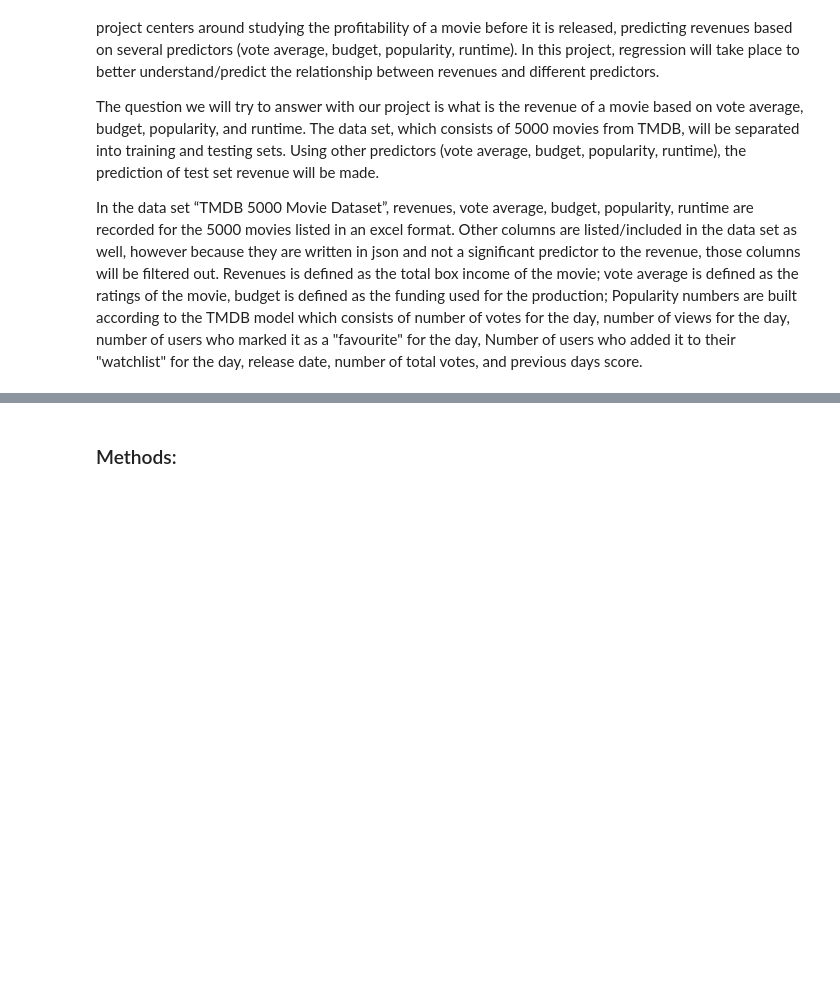
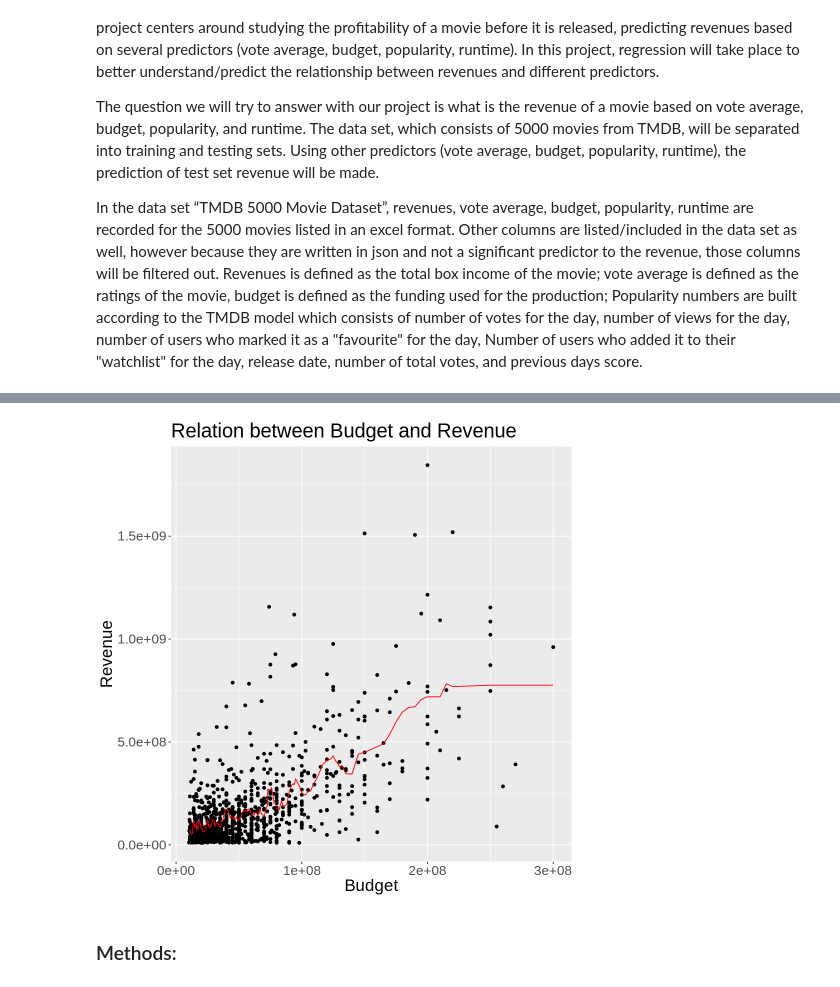
Before and after one commit to rehan13/Movie-Revenue-Predictions, a Jupyter notebook: Movie_Revenue_Preditor.ipynb, the cells around one changed output, grey strips where cells are left out. Saved outputs shown, nothing was run; the diff lists cells and outputs as text; code cells hidden in the pictures; blank space fills up the shorter version.

```diff
--- a/Movie_Revenue_Preditor.ipynb
+++ b/Movie_Revenue_Preditor.ipynb
@@ -176,0 +150,6 @@ A tibble: 200 × 7
+# %%
+
+revenue_min <- revenue_results %>%
+  filter(mean == min(mean))
+
+revenue_min
@@ -176,0 +161,18 @@ A tibble: 200 × 7
+# %%
+k_min <- revenue_min %>%
+        pull(neighbors)
+
+revenue_best_spec <- nearest_neighbor(weight_func = "rectangular", neighbors = k_min) %>%
+         set_engine("kknn") %>%
+         set_mode("regression")
+
+revenue_best_fit <- workflow() %>%
+         add_recipe(revenue_recipe) %>%
+         add_model(revenue_best_spec) %>%
+         fit(data = revenue_train)
+
+revenue_summary <- revenue_best_fit %>%
+          predict(revenue_test) %>%
+          bind_cols(revenue_test) %>%
+          metrics(truth = revenue, estimate = .pred)
+revenue_summary
@@ -177,3 +186,23 @@ A tibble: 200 × 7
+# %%
+options(repr.plot.width = 8, repr.plot.height = 8)
+
+# your code here
+revenue_preds <- revenue_best_fit %>%
+                  predict(revenue_train)%>%
+                  bind_cols(revenue_train)
+
+
+revenue_Budget_plot <- ggplot(revenue_preds, aes(x = budget, y = revenue)) +
+                geom_point() +
+                geom_line (data = revenue_preds, mapping = aes (x = budget, y = .pred), color = "red")+
+                xlab ("Budget")+
+                ylab("Revenue")+
+                ggtitle("Relation between Budget and Revenue")+
+                theme(text = element_text(size = 20))
+
+revenue_Budget_plot
+# %% [output]
+[figure, added]
 # %% [markdown]
 ### Methods:
 # %% [markdown]
```
Also changed, not shown: parts of 16 cells of this notebook.
